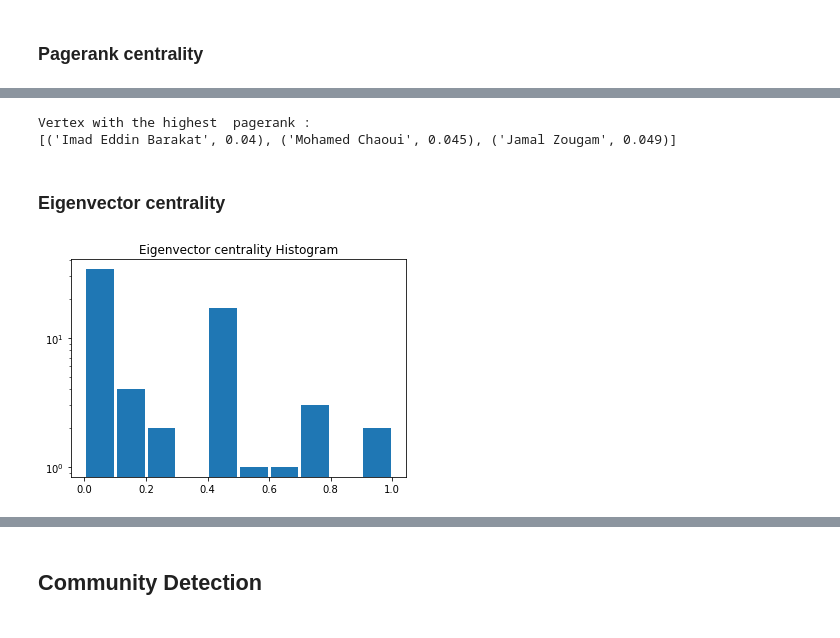
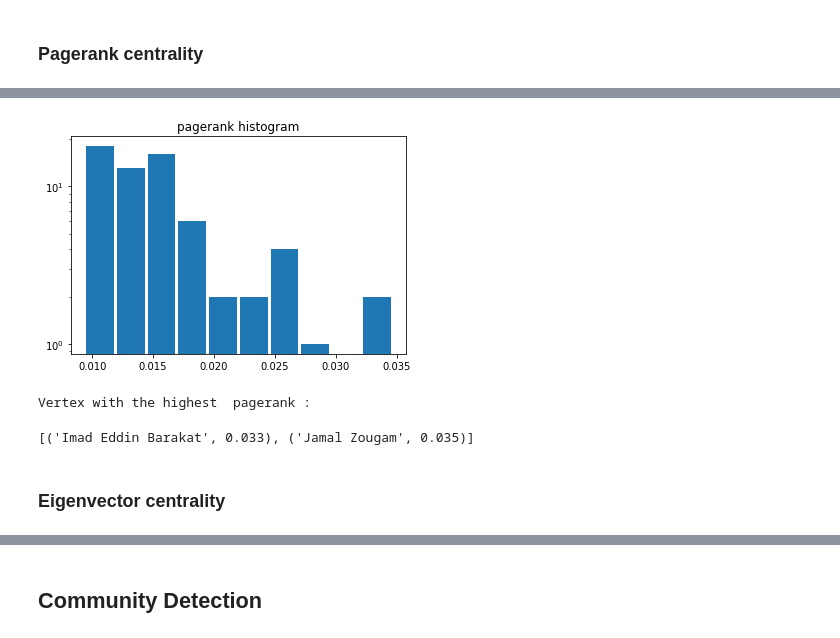
Before and after one commit to GiorgiaAuroraAdorni/MadridTrainBombingNetAnalytics, a Jupyter notebook: MadridTrainBombingNet.ipynb, the cells around one changed output, grey strips where cells are left out. Drawn from its saved outputs; the diff is of its cells as text; code cells hidden in the pictures.

```diff
--- a/MadridTrainBombingNet.ipynb
+++ b/MadridTrainBombingNet.ipynb
@@ -199,14 +194,9 @@ plt.show()
 # %%
-print(nodes_bound(g, 0.035, 'pagerank'))
+nodes_bound(g, 0.03, 'pagerank', '')
 # %% [output]
+[figure, added]
 Vertex with the highest  pagerank :
-[('Imad Eddin Barakat', 0.04), ('Mohamed Chaoui', 0.045), ('Jamal Zougam', 0.049)]
+[('Imad Eddin Barakat', 0.033), ('Jamal Zougam', 0.035)]
 # %% [markdown]
 ### Eigenvector centrality
-# %%
-plt.hist(g.eigenvector_centrality(), log=True, rwidth=0.9)
-plt.title("Eigenvector centrality Histogram")
-plt.show()
-# %% [output]
-[figure, removed]
 # %%
```
Also changed, not shown: parts of 73 cells of this notebook.
